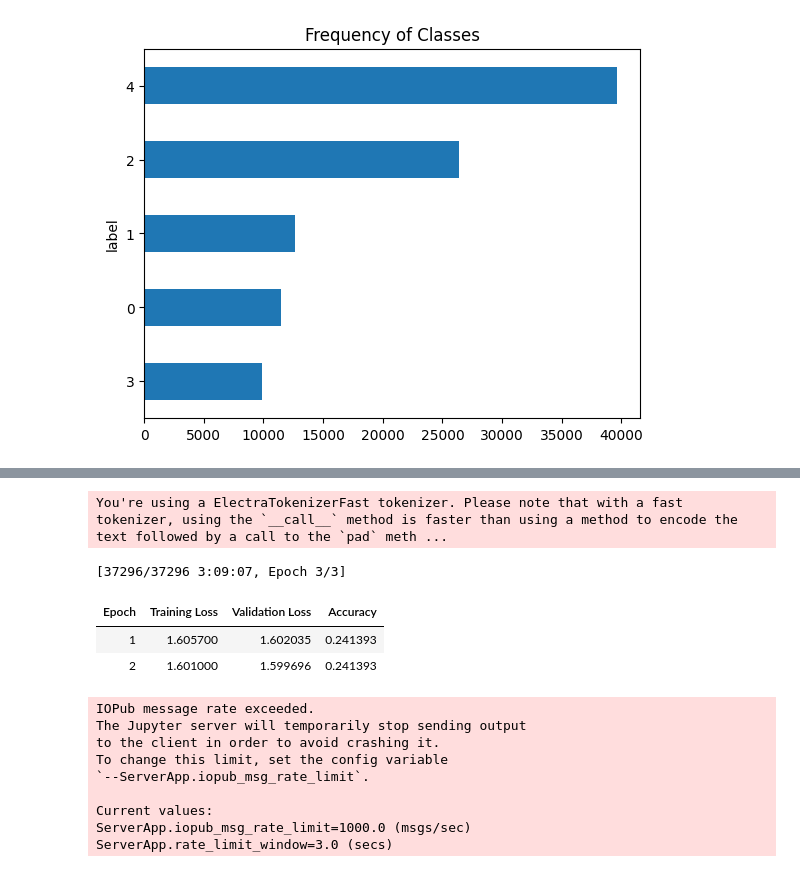
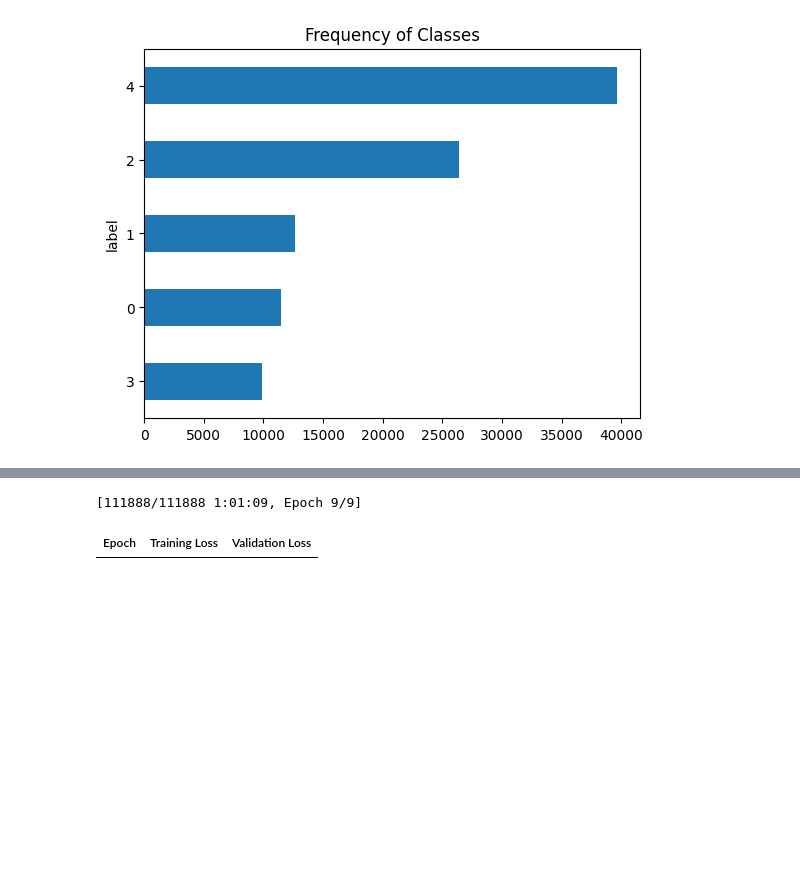
Before and after one commit to Glyco-Protein/Machine-Learning, a Jupyter notebook: SRP/Label_embedding.ipynb, the cells around one changed output, grey strips where cells are left out. Drawn from its saved outputs; the diff is of its cells as text; code cells hidden in the pictures; blank space fills up the shorter version.

```diff
--- a/SRP/Label_embedding.ipynb
+++ b/SRP/Label_embedding.ipynb
@@ -253,25 +253,13 @@ def compute_metrics(eval_pred):
 # %%
 # 训练参数
 training_args = TrainingArguments('./output',evaluation_strategy='epoch',save_strategy='epoch',
-                                  load_best_model_at_end=True, num_train_epochs=3)
+                                  load_best_model_at_end=True, num_train_epochs=9)
 trainer = Trainer(model, args=training_args, train_dataset=tokenized_ds['train'], eval_dataset=tokenized_ds['test'],
                   tokenizer=tokenizer, data_collator=data_collator, compute_metrics=compute_metrics)
 # %%
 %%time
 # 训练
-trainer.train(resume_from_checkpoint=False)
+trainer.train(resume_from_checkpoint=True)
 # %% [output]
-You're using a ElectraTokenizerFast tokenizer. Please note that with a fast tokenizer, using the `__call__` method is faster than using a method to encode the text followed by a call to the `pad` meth ...
+[111888/111888 1:01:09, Epoch 9/9]
-[37296/37296 3:09:07, Epoch 3/3]
-| Epoch | Training Loss | Validation Loss | Accuracy |
-| 1 | 1.605700 | 1.602035 | 0.241393 |
-| 2 | 1.601000 | 1.599696 | 0.241393 |
+| Epoch | Training Loss | Validation Loss |
-IOPub message rate exceeded.
-The Jupyter server will temporarily stop sending output
-to the client in order to avoid crashing it.
-To change this limit, set the config variable
-`--ServerApp.iopub_msg_rate_limit`.
-
-Current values:
-ServerApp.iopub_msg_rate_limit=1000.0 (msgs/sec)
-ServerApp.rate_limit_window=3.0 (secs)
```
Also changed, not shown: parts of 5 cells of this notebook.
